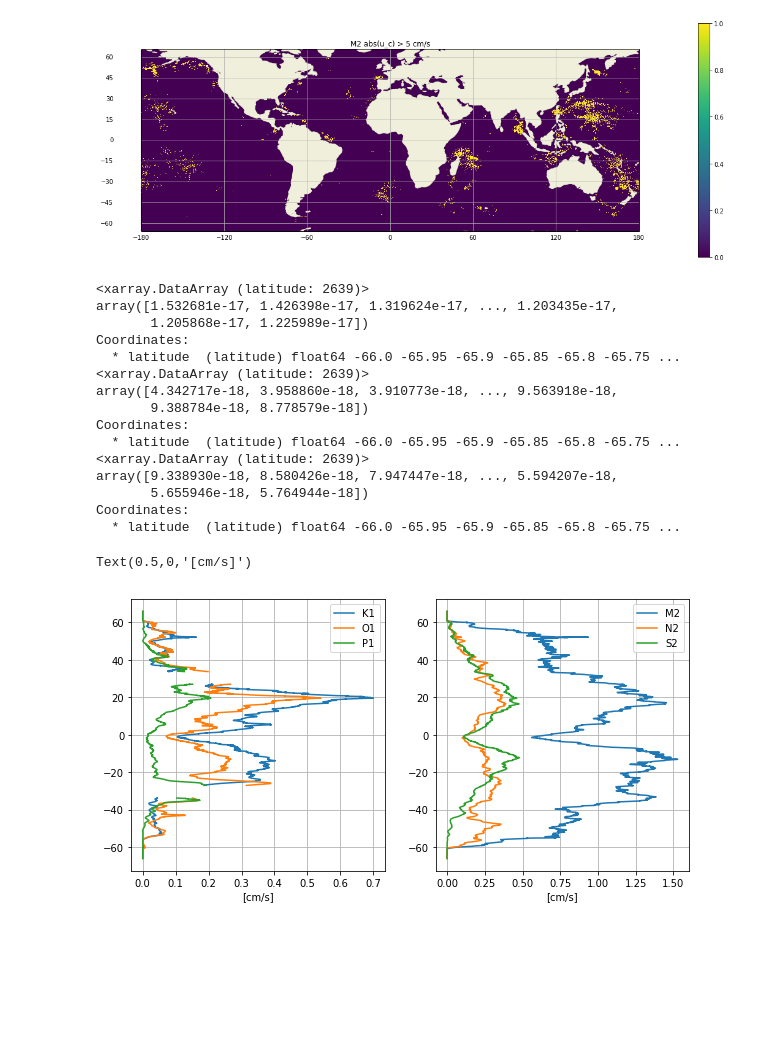
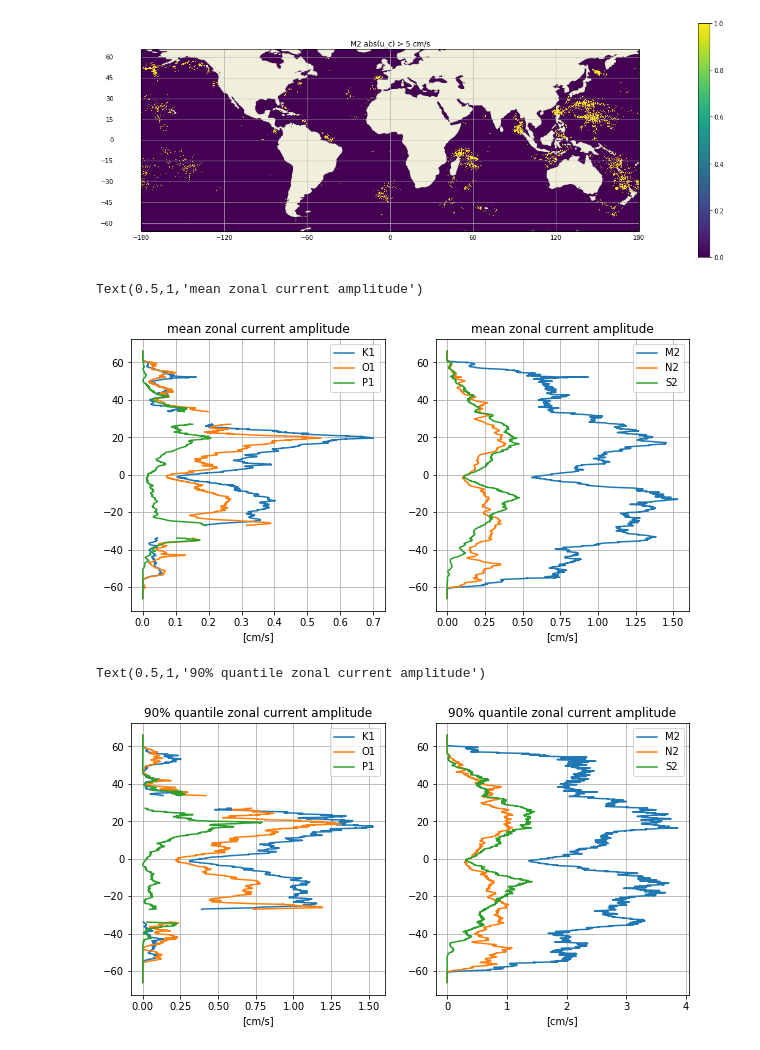
Before and after one commit to apatlpo/iwave_sst, a Jupyter notebook: tides/hret_ssh_uv.ipynb, the cells around one changed output. Saved outputs shown, nothing was run; the diff lists cells and outputs as text; code cells hidden in the pictures; blank space fills up the shorter version.

Commit message:
add 90% quantile for currents

```diff
--- a/tides/hret_ssh_uv.ipynb
+++ b/tides/hret_ssh_uv.ipynb
@@ -164,54 +164,74 @@ plt.show()
 # %% [output]
 [figure]
 # %%
-# plot longitudinal mean of amplitudes
-Um = dict()
-Vm = dict()
+# plot longitudinal mean of amplitudes and 90% quantile
+Um = dict(); Vm = dict()
+U90 = dict(); V90 = dict()
 for cst in constituents:
     detadx_c, detady_c = grad(ri2c(hret[cst+'re'], hret[cst+'im']), mask=hret['mask'])
     u_c, v_c = mom_inv(detadx_c, detady_c, f, omega[cst]*cpd)
     Um[cst] = np.abs(u_c).mean('longitude')
     Vm[cst] = np.abs(v_c).mean('longitude')
+    U90[cst] = np.abs(u_c).quantile(.9,dim='longitude')
+    V90[cst] = np.abs(v_c).quantile(.9,dim='longitude')
 # %%
+# plot average
 fig=plt.figure(figsize=(10,5))
 
 lat=Um['M2']['latitude'].values
 
 # diurnal constituents
 ax = fig.add_subplot(121)
 for cst in constituents:
     if omega[cst]<1.5:
         toplt = Um[cst].where(np.abs((omega[cst]*cpd-f)/f)>.1)
         toplt = toplt.where(np.abs((omega[cst]*cpd+f)/f)>.1)
-        print(toplt)
         ax.plot(toplt*1.e2,lat,label=cst)
 ax.grid()
 ax.legend()
 ax.set_xlabel('[cm/s]')
+ax.set_title('mean zonal current amplitude')
 
 # semidiurnal constituents
 ax = fig.add_subplot(122)
 for cst in constituents:
     if omega[cst]>1.5:
         ax.plot(Um[cst]*1.e2,lat,label=cst)
 ax.grid()
 ax.legend()
 ax.set_xlabel('[cm/s]')
+ax.set_title('mean zonal current amplitude')
 # %% [output]
-<xarray.DataArray (latitude: 2639)>
-array([1.532681e-17, 1.426398e-17, 1.319624e-17, ..., 1.203435e-17,
-       1.205868e-17, 1.225989e-17])
-Coordinates:
-  * latitude  (latitude) float64 -66.0 -65.95 -65.9 -65.85 -65.8 -65.75 ...
-<xarray.DataArray (latitude: 2639)>
-array([4.342717e-18, 3.958860e-18, 3.910773e-18, ..., 9.563918e-18,
-       9.388784e-18, 8.778579e-18])
-Coordinates:
-  * latitude  (latitude) float64 -66.0 -65.95 -65.9 -65.85 -65.8 -65.75 ...
-<xarray.DataArray (latitude: 2639)>
-array([9.338930e-18, 8.580426e-18, 7.947447e-18, ..., 5.594207e-18,
-       5.655946e-18, 5.764944e-18])
-Coordinates:
-  * latitude  (latitude) float64 -66.0 -65.95 -65.9 -65.85 -65.8 -65.75 ...
+Text(0.5,1,'mean zonal current amplitude')
-Text(0.5,0,'[cm/s]')
-[figure, old version]
+[figure, new version]
+# %%
+# plot 90% quantile
+
+fig=plt.figure(figsize=(10,5))
+
+lat=U90['M2']['latitude'].values
+
+# diurnal constituents
+ax = fig.add_subplot(121)
+for cst in constituents:
+    if omega[cst]<1.5:
+        toplt = U90[cst].where(np.abs((omega[cst]*cpd-f)/f)>.1)
+        toplt = toplt.where(np.abs((omega[cst]*cpd+f)/f)>.1)
+        ax.plot(toplt*1.e2,lat,label=cst)
+ax.grid()
+ax.legend()
+ax.set_xlabel('[cm/s]')
+ax.set_title('90% quantile zonal current amplitude')
+
+# semidiurnal constituents
+ax = fig.add_subplot(122)
+for cst in constituents:
+    if omega[cst]>1.5:
+        ax.plot(U90[cst]*1.e2,lat,label=cst)
+ax.grid()
+ax.legend()
+ax.set_xlabel('[cm/s]')
+ax.set_title('90% quantile zonal current amplitude')
+# %% [output]
+Text(0.5,1,'90% quantile zonal current amplitude')
+[figure, added]
```
